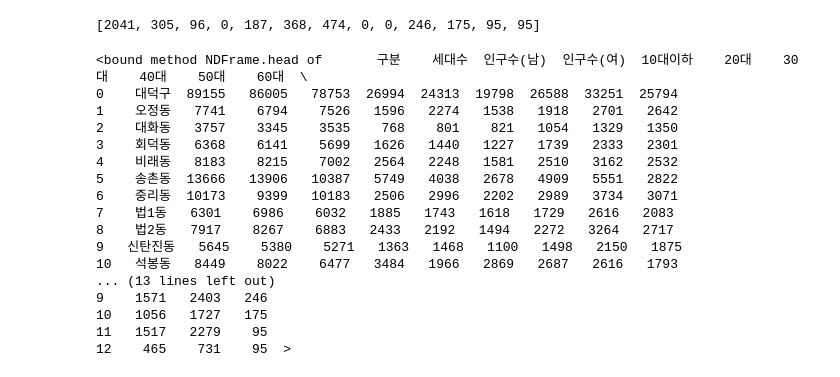
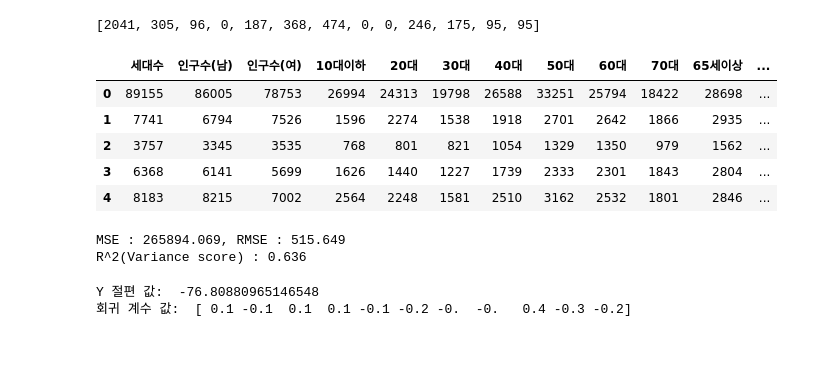
Before and after one commit to DA-EUN00/OpenSource-project, a Jupyter notebook: DataMining/FinalProject/FinalProject.ipynb, the cells around one changed output. Drawn from its saved outputs; the diff is of its cells as text; code cells hidden in the pictures; blank space fills up the shorter version.

```diff
--- a/DataMining/FinalProject/FinalProject.ipynb
+++ b/DataMining/FinalProject/FinalProject.ipynb
@@ -55,23 +55,12 @@ print(address_count_dong)
 [2041, 305, 96, 0, 187, 368, 474, 0, 0, 246, 175, 95, 95]
 # %%
 people_df['식당수']=pd.DataFrame(address_count_dong)
-people_df = people_df.drop(['데이터기준일자'], axis = 1, inplace = False)
-people_df.head
+people_df = people_df.drop(['구분','데이터기준일자'], axis = 1, inplace = False)
+people_df.head()
 # %% [output]
-<bound method NDFrame.head of       구분    세대수  인구수(남)  인구수(여)  10대이하    20대    30대    40대    50대    60대  \
-0    대덕구  89155   86005   78753  26994  24313  19798  26588  33251  25794
-1    오정동   7741    6794    7526   1596   2274   1538   1918   2701   2642
-2    대화동   3757    3345    3535    768    801    821   1054   1329   1350
-3    회덕동   6368    6141    5699   1626   1440   1227   1739   2333   2301
-4    비래동   8183    8215    7002   2564   2248   1581   2510   3162   2532
-5    송촌동  13666   13906   10387   5749   4038   2678   4909   5551   2822
-6    중리동  10173    9399   10183   2506   2996   2202   2989   3734   3071
-7    법1동   6301    6986    6032   1885   1743   1618   1729   2616   2083
-8    법2동   7917    8267    6883   2433   2192   1494   2272   3264   2717
-9   신탄진동   5645    5380    5271   1363   1468   1100   1498   2150   1875
-10   석봉동   8449    8022    6477   3484   1966   2869   2687   2616   1793
-... (13 lines left out)
-9    1571   2403   246
-10   1056   1727   175
-11   1517   2279    95
-12    465    731    95  >
+|  | 세대수 | 인구수(남) | 인구수(여) | 10대이하 | 20대 | 30대 | 40대 | 50대 | 60대 | 70대 | 65세이상 | ... |
+| 0 | 89155 | 86005 | 78753 | 26994 | 24313 | 19798 | 26588 | 33251 | 25794 | 18422 | 28698 | ... |
+| 1 | 7741 | 6794 | 7526 | 1596 | 2274 | 1538 | 1918 | 2701 | 2642 | 1866 | 2935 | ... |
+| 2 | 3757 | 3345 | 3535 | 768 | 801 | 821 | 1054 | 1329 | 1350 | 979 | 1562 | ... |
+| 3 | 6368 | 6141 | 5699 | 1626 | 1440 | 1227 | 1739 | 2333 | 2301 | 1843 | 2804 | ... |
+| 4 | 8183 | 8215 | 7002 | 2564 | 2248 | 1581 | 2510 | 3162 | 2532 | 1801 | 2846 | ... |
@@ -126,0 +85,14 @@ for i, feature in enumerate(x_features):
+# %%
+mse = mean_squared_error(Y_test, Y_predict)
+rmse = np.sqrt(mse)
+print('MSE : {0:.3f}, RMSE : {1:.3f}'.format(mse, rmse))
+print('R^2(Variance score) : {0:.3f}'.format(r2_score(Y_test, Y_predict)))
+# %% [output]
+MSE : 265894.069, RMSE : 515.649
+R^2(Variance score) : 0.636
+# %%
+print('Y 절편 값: ', lr.intercept_)
+print('회귀 계수 값: ', np.round(lr.coef_, 1))
+# %% [output]
+Y 절편 값:  -76.80880965146548
+회귀 계수 값:  [ 0.1 -0.1  0.1  0.1 -0.1 -0.2 -0.  -0.   0.4 -0.3 -0.2]
```
Also changed, not shown: parts of 5 cells of this notebook.
